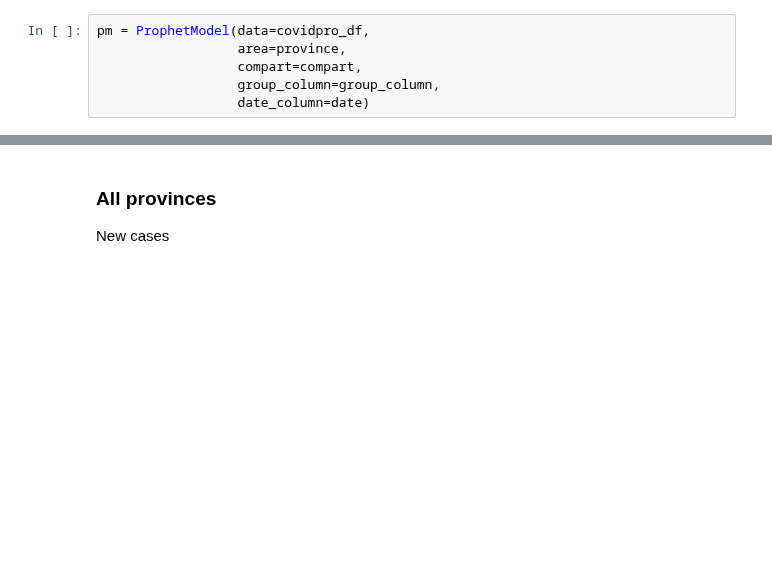
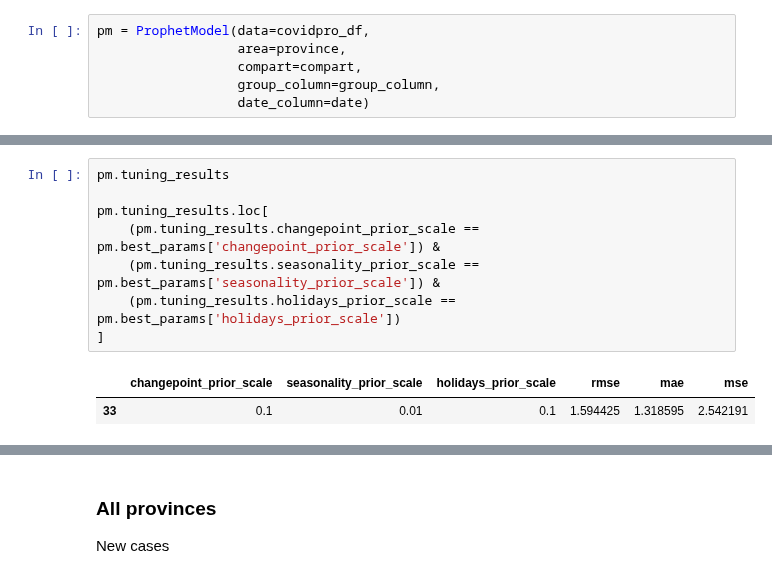
Before and after one commit to nicoloverardo/master-degree-thesis, a Jupyter notebook: notebooks/04-tsprophet.ipynb, the cells around one changed output, grey strips where cells are left out. Drawn from its saved outputs; the diff is of its cells as text; blank space fills up the shorter version.

```diff
--- a/notebooks/04-tsprophet.ipynb
+++ b/notebooks/04-tsprophet.ipynb
@@ -112,3 +168,14 @@ INFO:fbprophet:Disabling daily seasonality. Run prophet with daily_seasonality=T
+# %%
+pm.tuning_results
+
+pm.tuning_results.loc[
+    (pm.tuning_results.changepoint_prior_scale == pm.best_params['changepoint_prior_scale']) &
+    (pm.tuning_results.seasonality_prior_scale == pm.best_params['seasonality_prior_scale']) &
+    (pm.tuning_results.holidays_prior_scale == pm.best_params['holidays_prior_scale'])
+]
+# %% [output]
+|  | changepoint_prior_scale | seasonality_prior_scale | holidays_prior_scale | rmse | mae | mse |
+| 33 | 0.1 | 0.01 | 0.1 | 1.594425 | 1.318595 | 2.542191 |
 # %%
 pm.plot_comp()
 # %% [output]
```
Also changed, not shown: parts of 69 cells of this notebook, 1 other file.
